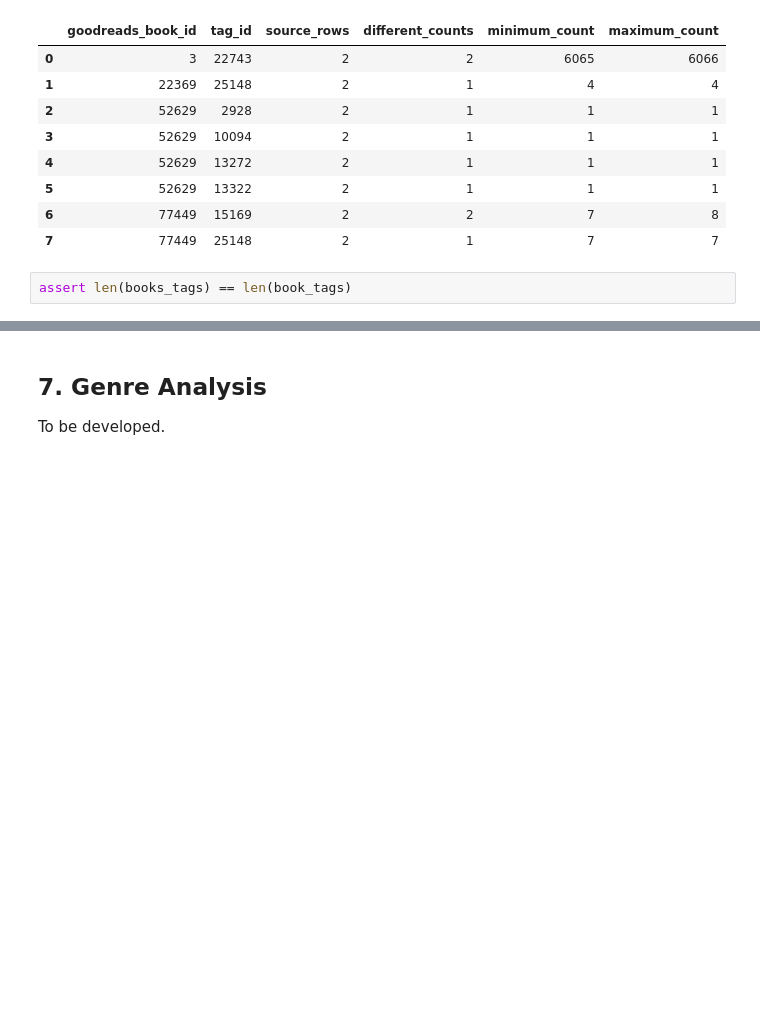
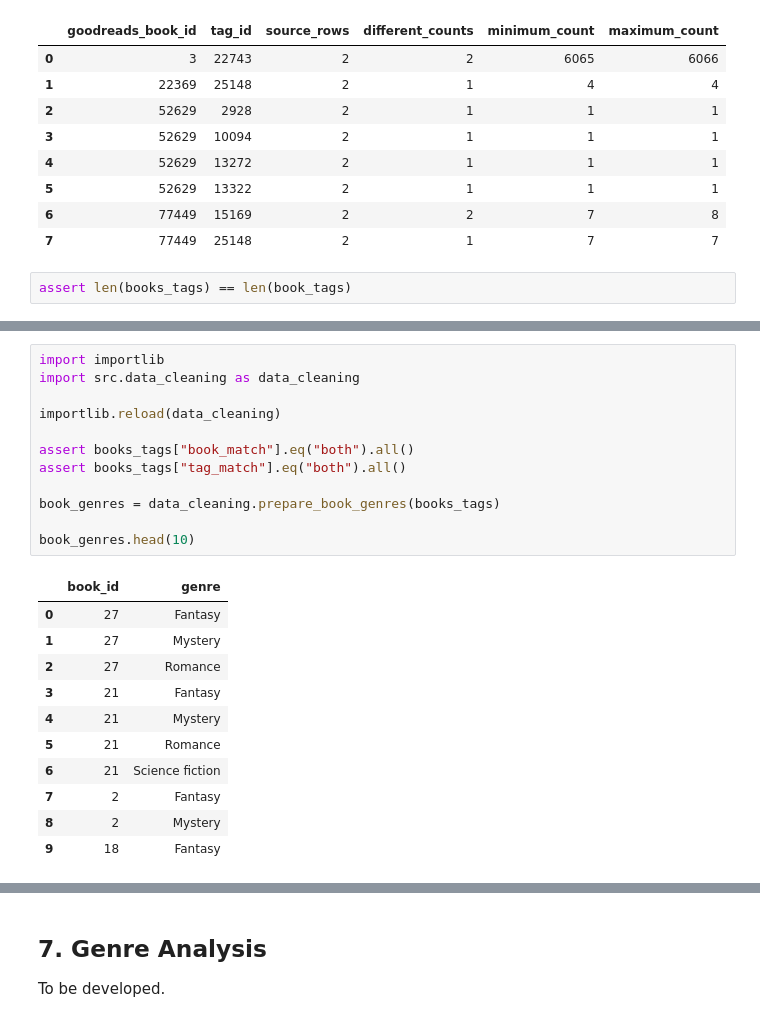
Before and after one commit to sofiagolla04/page-turners, a Jupyter notebook: page_turners_analysis.ipynb, the cells around one changed output, grey strips where cells are left out. Cells and saved outputs as stored; diff of their text form; blank space fills up the shorter version.

Commit message:
feat: prepare unique book-genre memberships

```diff
--- a/page_turners_analysis.ipynb
+++ b/page_turners_analysis.ipynb
@@ -551,0 +572,24 @@ assert len(books_tags) == len(book_tags)
+# %%
+import importlib
+import src.data_cleaning as data_cleaning
+
+importlib.reload(data_cleaning)
+
+assert books_tags["book_match"].eq("both").all()
+assert books_tags["tag_match"].eq("both").all()
+
+book_genres = data_cleaning.prepare_book_genres(books_tags)
+
+book_genres.head(10)
+# %% [output]
+|  | book_id | genre |
+| 0 | 27 | Fantasy |
+| 1 | 27 | Mystery |
+| 2 | 27 | Romance |
+| 3 | 21 | Fantasy |
+| 4 | 21 | Mystery |
+| 5 | 21 | Romance |
+| 6 | 21 | Science fiction |
+| 7 | 2 | Fantasy |
+| 8 | 2 | Mystery |
+| 9 | 18 | Fantasy |
```
Also changed, not shown: parts of 2 cells of this notebook, 1 other file.
